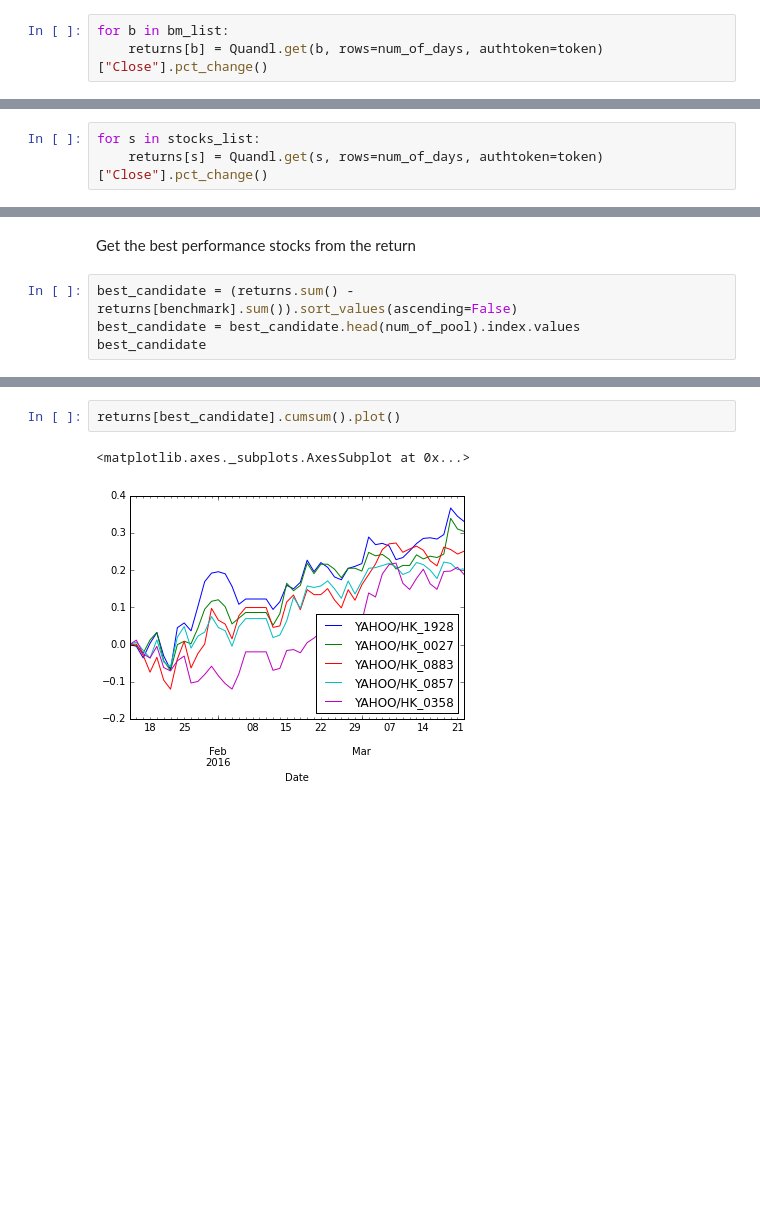
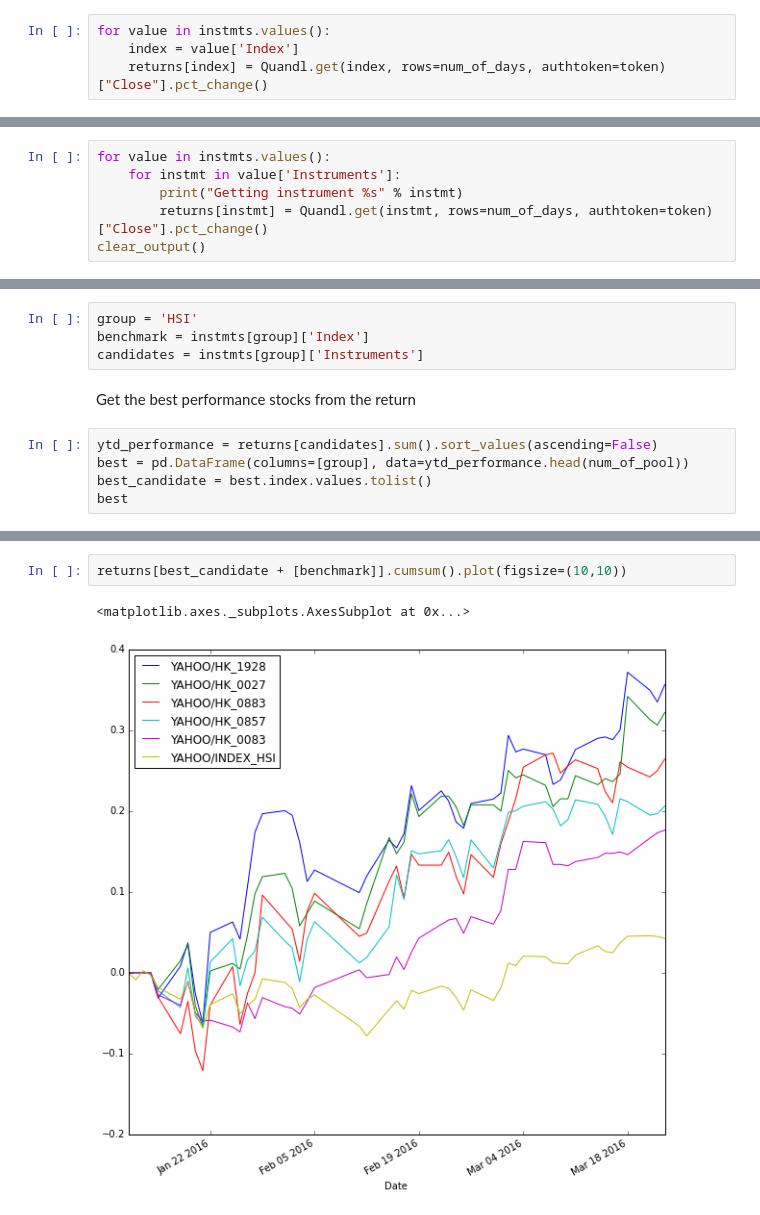
Before and after one commit to gavincyi/HkexStockPicker, a Jupyter notebook: HkexStockPicker.ipynb, the cells around one changed output, grey strips where cells are left out. Cells and saved outputs as stored; diff of their text form; blank space fills up the shorter version.

```diff
--- a/HkexStockPicker.ipynb
+++ b/HkexStockPicker.ipynb
@@ -31,13 +40,17 @@ returns = pd.DataFrame()
 # %% [markdown]
 Get all the benchmark returns.
 # %%
-for b in bm_list:
-    returns[b] = Quandl.get(b, rows=num_of_days, authtoken=token)["Close"].pct_change()
+for value in instmts.values():
+    index = value['Index']
+    returns[index] = Quandl.get(index, rows=num_of_days, authtoken=token)["Close"].pct_change()
 # %% [markdown]
 Get all the stock returns
 # %%
-for s in stocks_list:
-    returns[s] = Quandl.get(s, rows=num_of_days, authtoken=token)["Close"].pct_change()
+for value in instmts.values():
+    for instmt in value['Instruments']:
+        print("Getting instrument %s" % instmt)
+        returns[instmt] = Quandl.get(instmt, rows=num_of_days, authtoken=token)["Close"].pct_change()
+clear_output()
 # %% [markdown]
 After getting the returns, fill all the nan values to zero, assuming no change in return in non-trading days.
 # %%
@@ -49,7 +62,12 @@ benchmark = bm_list[0]
+# %%
+group = 'HSI'
+benchmark = instmts[group]['Index']
+candidates = instmts[group]['Instruments']
 # %% [markdown]
 Get the best performance stocks from the return
 # %%
-best_candidate = (returns.sum() - returns[benchmark].sum()).sort_values(ascending=False)
-best_candidate = best_candidate.head(num_of_pool).index.values
-best_candidate
+ytd_performance = returns[candidates].sum().sort_values(ascending=False)
+best = pd.DataFrame(columns=[group], data=ytd_performance.head(num_of_pool))
+best_candidate = best.index.values.tolist()
+best
 # %% [output]
@@ -58,5 +80,5 @@ array(['YAHOO/HK_1928', 'YAHOO/HK_0027', 'YAHOO/HK_0883', 'YAHOO/HK_0857',
 # %%
-returns[best_candidate].cumsum().plot()
+returns[best_candidate + [benchmark]].cumsum().plot(figsize=(10,10))
 # %% [output]
 <matplotlib.axes._subplots.AxesSubplot at 0x...>
-[figure, old version]
+[figure, new version]
```
Also changed, not shown: parts of 20 cells of this notebook, 4 other files.
